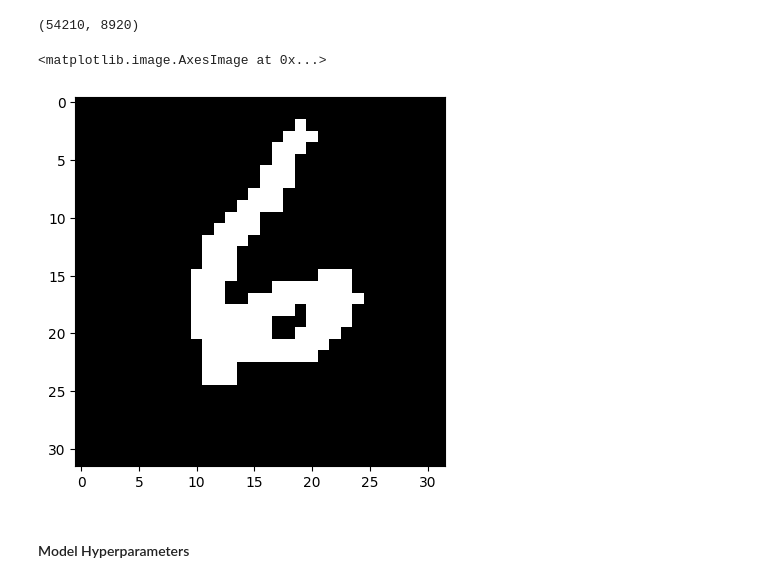
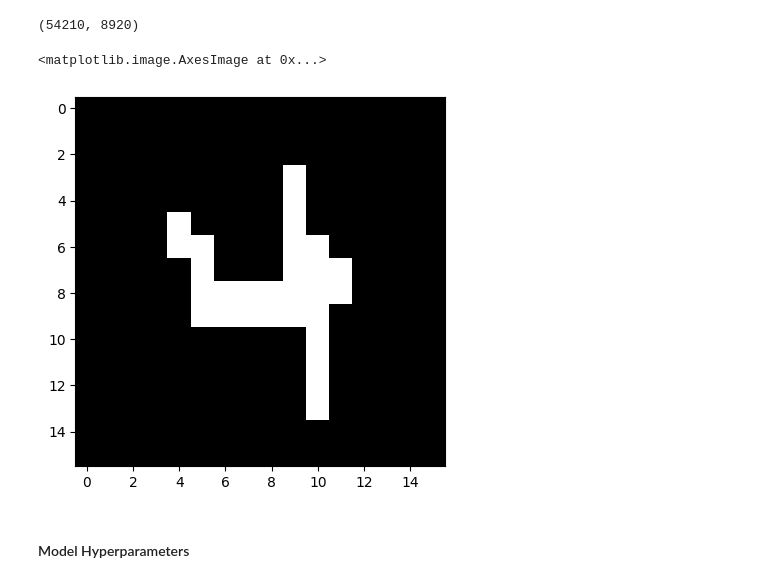
Before and after one commit to matheusmaldaner/EcoLogic, a Jupyter notebook: Main.ipynb, the cells around one changed output. Cells and saved outputs as stored; diff of their text form; code cells hidden in the pictures.

```diff
--- a/Main.ipynb
+++ b/Main.ipynb
@@ -28,7 +28,9 @@ binarize_images = True
 # True: Even distribution of samples, False: Original Mnist distribution
 evenly_partitioned = True
 # True: Upscales the samples to 32x32, False: Keeps size unchanged
-upscaled_images = True
+upscaled_images = False
+# True: Downscales the samples to 16x16, False: Keeps size unchanged
+downscaled_images = True
 # Batch size
 batch_size = 256
 # %% [markdown]
@@ -42,6 +44,8 @@ def binarize(image, threshold=0.5):
 transform_list = [ToTensor()]
 if upscaled_images:
     transform_list.append(Resize((32, 32)))
+elif downscaled_images:
+    transform_list.append(Resize((16, 16)))
 if binarize_images:
     transform_list.append(Lambda(lambda x: binarize(x)))
 
@@ -112,17 +116,19 @@ len(train_loader.dataset), len(test_loader.dataset)
 # %%
 dataset_size = len(train_dataset)
 random_index = random.randint(0, dataset_size - 1)
 
 if remove_border:
     image = train_loader.dataset[random_index][0].reshape(20, 20)
-elif not remove_border and not upscaled_images:
+elif not remove_border and not upscaled_images and not downscaled_images:
     image = train_loader.dataset[random_index][0].reshape(28, 28)
+elif downscaled_images:
+    image = train_loader.dataset[random_index][0].reshape(16, 16)
 else:
     image = train_loader.dataset[random_index][0].reshape(32, 32)
 plt.imshow(image, cmap='gray')
 # %% [output]
 <matplotlib.image.AxesImage at 0x...>
-[figure, old version]
+[figure, new version]
 # %% [markdown]
 #### Model Hyperparameters
 # %% [markdown]
```
Also changed, not shown: parts of 10 cells of this notebook, 53 other files.
